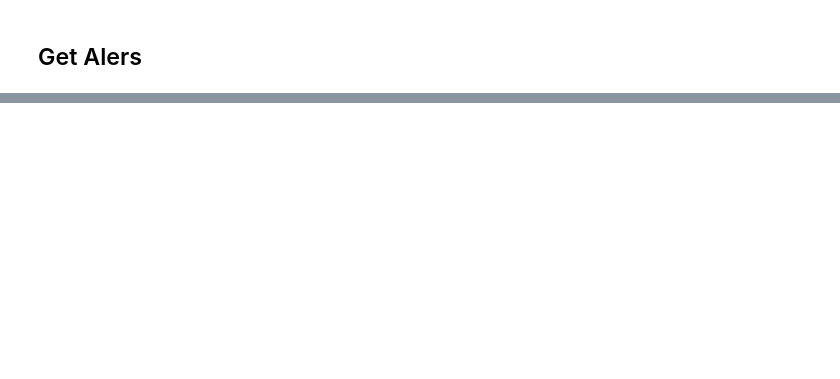
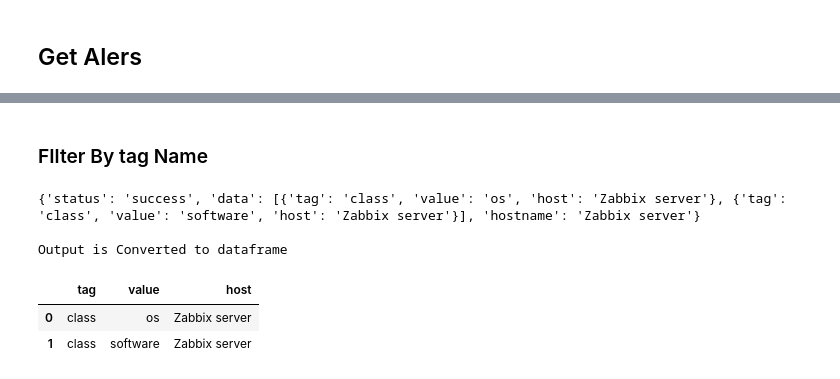
Before and after one commit to Kartik240803/zabbix, a Jupyter notebook: lib_tester.ipynb, the cells around one changed output, grey strips where cells are left out. Cells and saved outputs as stored; diff of their text form; code cells hidden in the pictures; blank space fills up the shorter version.

```diff
--- a/lib_tester.ipynb
+++ b/lib_tester.ipynb
@@ -247,0 +263,15 @@ Output is Converted to dataframe
+# %% [markdown]
+### FIlter By tag Name
+# %%
+result = zbx.get_tag_for_host(hostname=hostname, tag_name='class')
+print(result)
+print("\nOutput is Converted to dataframe")
+d = pd.DataFrame(result['data'])
+d
+# %% [output]
+{'status': 'success', 'data': [{'tag': 'class', 'value': 'os', 'host': 'Zabbix server'}, {'tag': 'class', 'value': 'software', 'host': 'Zabbix server'}], 'hostname': 'Zabbix server'}
+
+Output is Converted to dataframe
+|  | tag | value | host |
+| 0 | class | os | Zabbix server |
+| 1 | class | software | Zabbix server |
```
Also changed, not shown: parts of 14 cells of this notebook, 1 other file.
